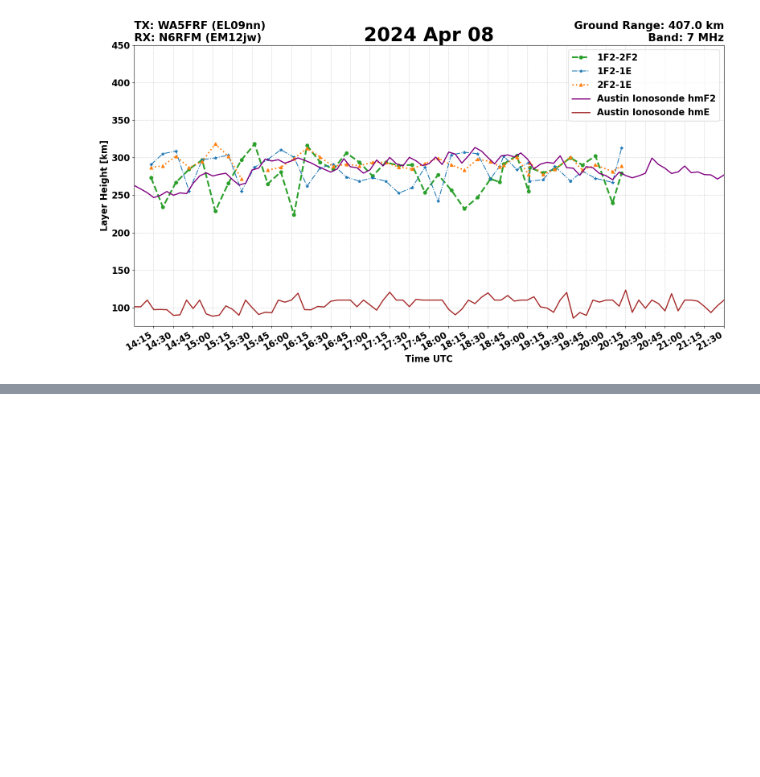
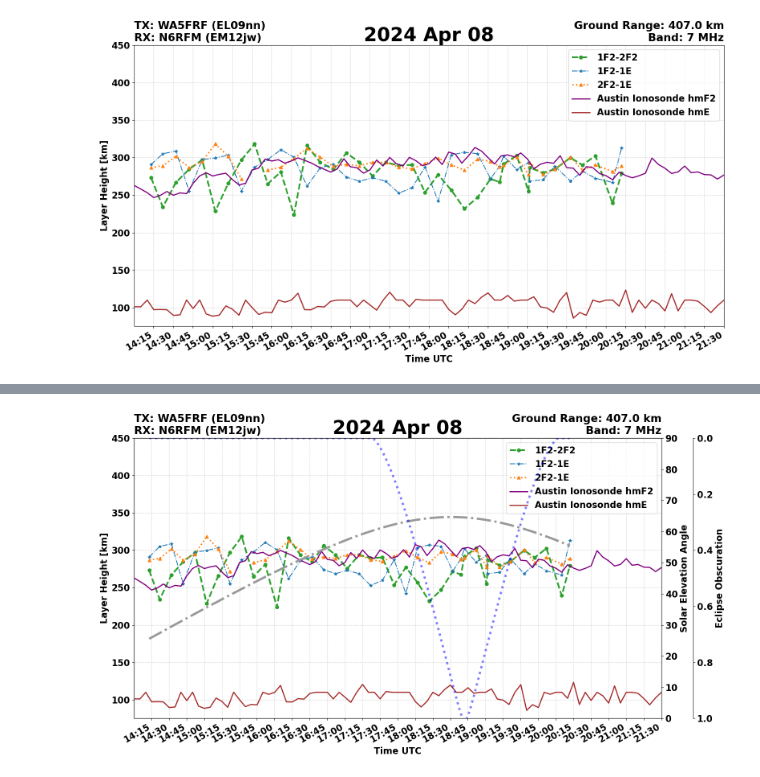
Before and after one commit to HamSCI/HF-TDOA-Frontiers-2025, a Jupyter notebook: fig_11_12/fig_13_14.ipynb, the cells around one changed output, grey strips where cells are left out. Drawn from its saved outputs; the diff is of its cells as text; code cells hidden in the pictures; blank space fills up the shorter version.

Commit message:
Add Solar Overlays

```diff
--- a/fig_11_12/fig_13_14.ipynb
+++ b/fig_11_12/fig_13_14.ipynb
@@ -88,0 +93,15 @@ tdoa.plot_hmf2(chirps, tdoa_dct)
+# %%
+# Coordinates for the solar calculations (32.938 N, -97.208 W) - N6RFM's Texas QTH
+# Note: Longitude is negative for West
+solar_lat = 32.938
+solar_lon = -97.208
+
+# Create enhanced plot with solar elevation and eclipse obscuration overlays
+# The solar calculations will automatically use the plot's x-axis limits
+tdoa.plot_hmf2(chirps, tdoa_dct,
+               solar_lat=solar_lat,
+               solar_lon=solar_lon,
+               overlay_solar_elevation=True,
+               overlay_eclipse=True)
+# %% [output]
+[figure, added]
```
Also changed, not shown: parts of 1 cell of this notebook, 1 other file.
